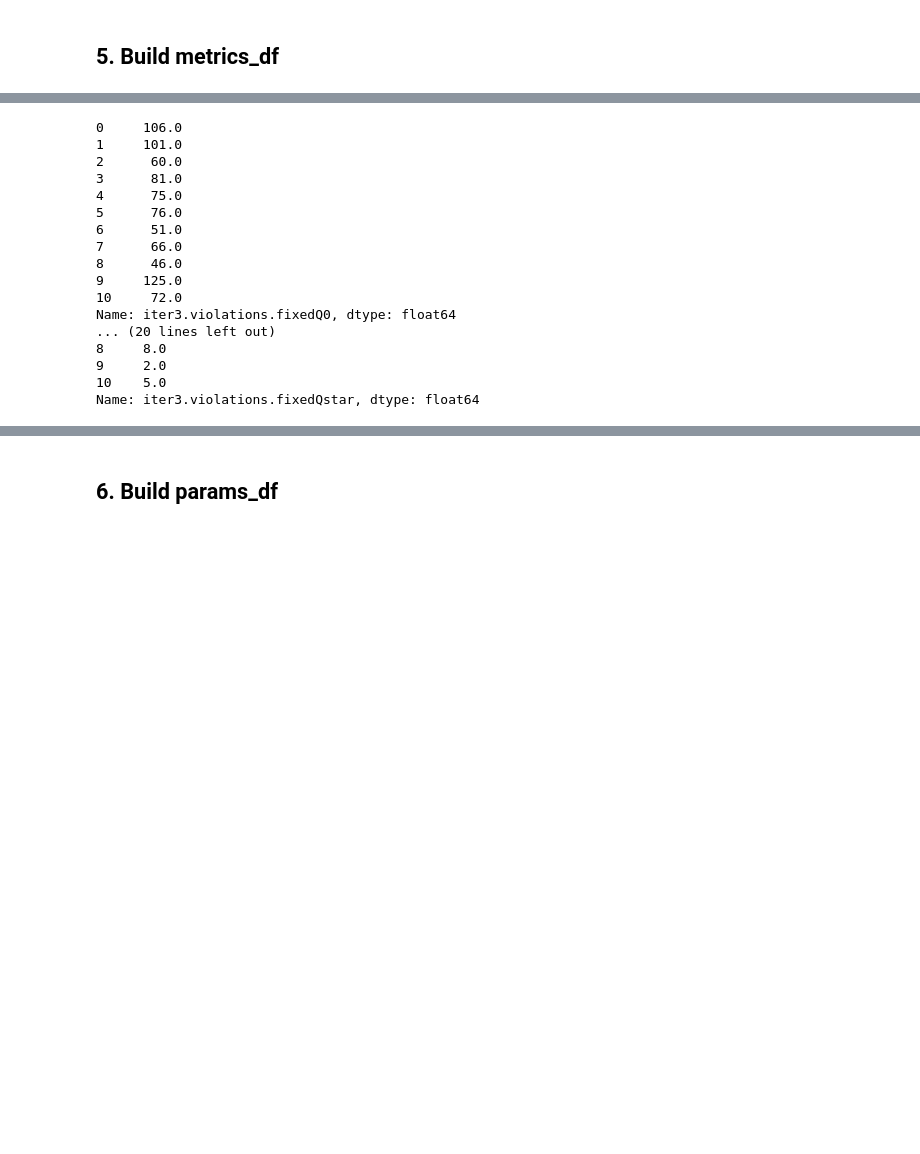
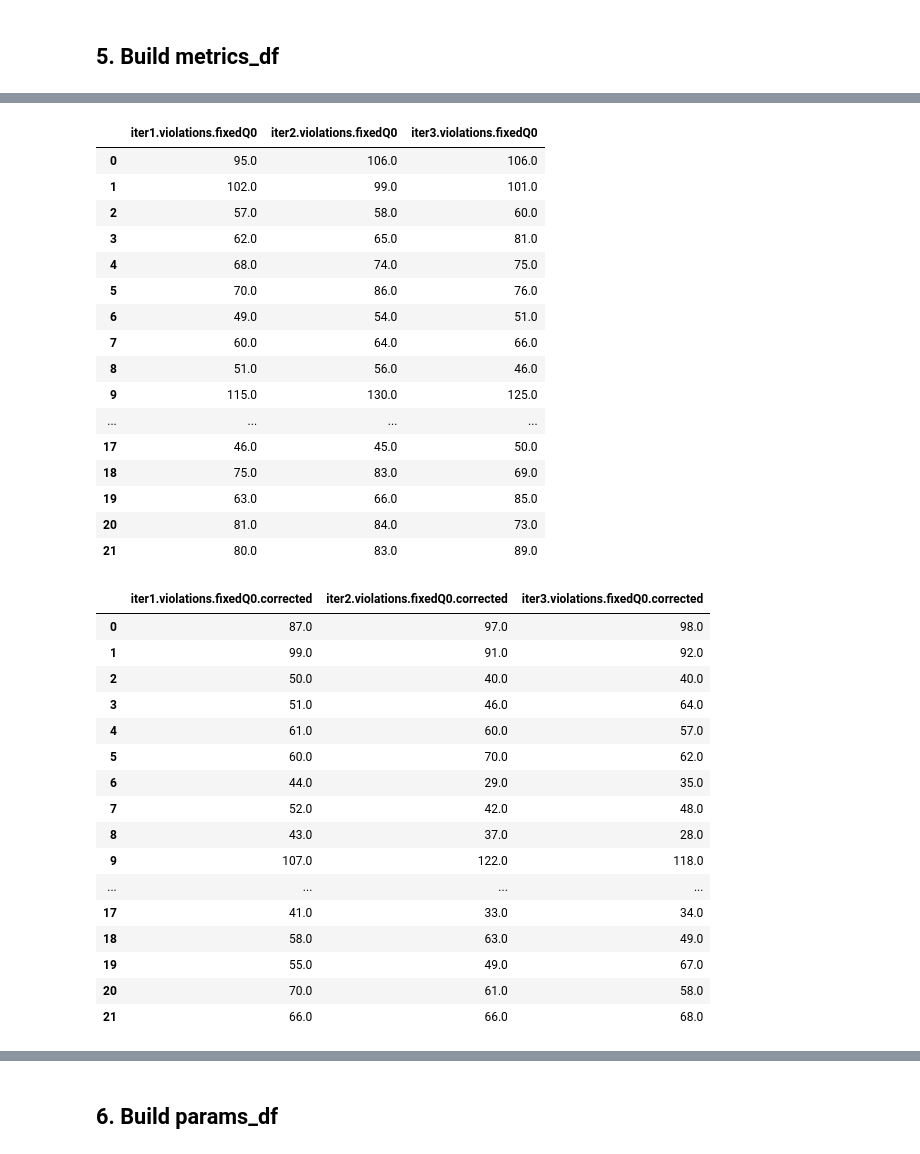
Before and after one commit to oscar-omlf/facter-repr, a Jupyter notebook: results_analysis.ipynb, the cells around one changed output, grey strips where cells are left out. Cells and saved outputs as stored; diff of their text form; code cells hidden in the pictures; blank space fills up the shorter version.

```diff
--- a/results_analysis.ipynb
+++ b/results_analysis.ipynb
@@ -177,22 +182,40 @@ metrics_df
 # %%
-print(metrics_df['iter3.violations.fixedQ0'])
-print(metrics_df['iter3.violations.fixedQ0.corrected'])
-print(metrics_df['iter3.violations.fixedQstar'])
+display(metrics_df[['iter1.violations.fixedQ0','iter2.violations.fixedQ0','iter3.violations.fixedQ0']])
+display(metrics_df[['iter1.violations.fixedQ0.corrected','iter2.violations.fixedQ0.corrected','iter3.violations.fixedQ0.corrected']])
+display(metrics_df[['iter1.violations.fixedQstar','iter2.violations.fixedQstar','iter3.violations.fixedQstar']])
+display(metrics_df[['iter1.violations', 'iter2.violations', 'iter3.violations']])
 # %% [output]
-0     106.0
-1     101.0
-2      60.0
-3      81.0
-4      75.0
-5      76.0
-6      51.0
-7      66.0
-8      46.0
-9     125.0
-10     72.0
-Name: iter3.violations.fixedQ0, dtype: float64
-... (20 lines left out)
-8     8.0
-9     2.0
-10    5.0
-Name: iter3.violations.fixedQstar, dtype: float64
+|  | iter1.violations.fixedQ0 | iter2.violations.fixedQ0 | iter3.violations.fixedQ0 |
+| 0 | 95.0 | 106.0 | 106.0 |
+| 1 | 102.0 | 99.0 | 101.0 |
+| 2 | 57.0 | 58.0 | 60.0 |
+| 3 | 62.0 | 65.0 | 81.0 |
+| 4 | 68.0 | 74.0 | 75.0 |
+| 5 | 70.0 | 86.0 | 76.0 |
+| 6 | 49.0 | 54.0 | 51.0 |
+| 7 | 60.0 | 64.0 | 66.0 |
+| 8 | 51.0 | 56.0 | 46.0 |
+| 9 | 115.0 | 130.0 | 125.0 |
+| ... | ... | ... | ... |
+| 17 | 46.0 | 45.0 | 50.0 |
+| 18 | 75.0 | 83.0 | 69.0 |
+| 19 | 63.0 | 66.0 | 85.0 |
+| 20 | 81.0 | 84.0 | 73.0 |
+| 21 | 80.0 | 83.0 | 89.0 |
+|  | iter1.violations.fixedQ0.corrected | iter2.violations.fixedQ0.corrected | iter3.violations.fixedQ0.corrected |
+| 0 | 87.0 | 97.0 | 98.0 |
+| 1 | 99.0 | 91.0 | 92.0 |
+| 2 | 50.0 | 40.0 | 40.0 |
+| 3 | 51.0 | 46.0 | 64.0 |
+| 4 | 61.0 | 60.0 | 57.0 |
+| 5 | 60.0 | 70.0 | 62.0 |
+| 6 | 44.0 | 29.0 | 35.0 |
+| 7 | 52.0 | 42.0 | 48.0 |
+| 8 | 43.0 | 37.0 | 28.0 |
+| 9 | 107.0 | 122.0 | 118.0 |
+| ... | ... | ... | ... |
+| 17 | 41.0 | 33.0 | 34.0 |
+| 18 | 58.0 | 63.0 | 49.0 |
+| 19 | 55.0 | 49.0 | 67.0 |
+| 20 | 70.0 | 61.0 | 58.0 |
+| 21 | 66.0 | 66.0 | 68.0 |
```
Also changed, not shown: parts of 11 cells of this notebook.
